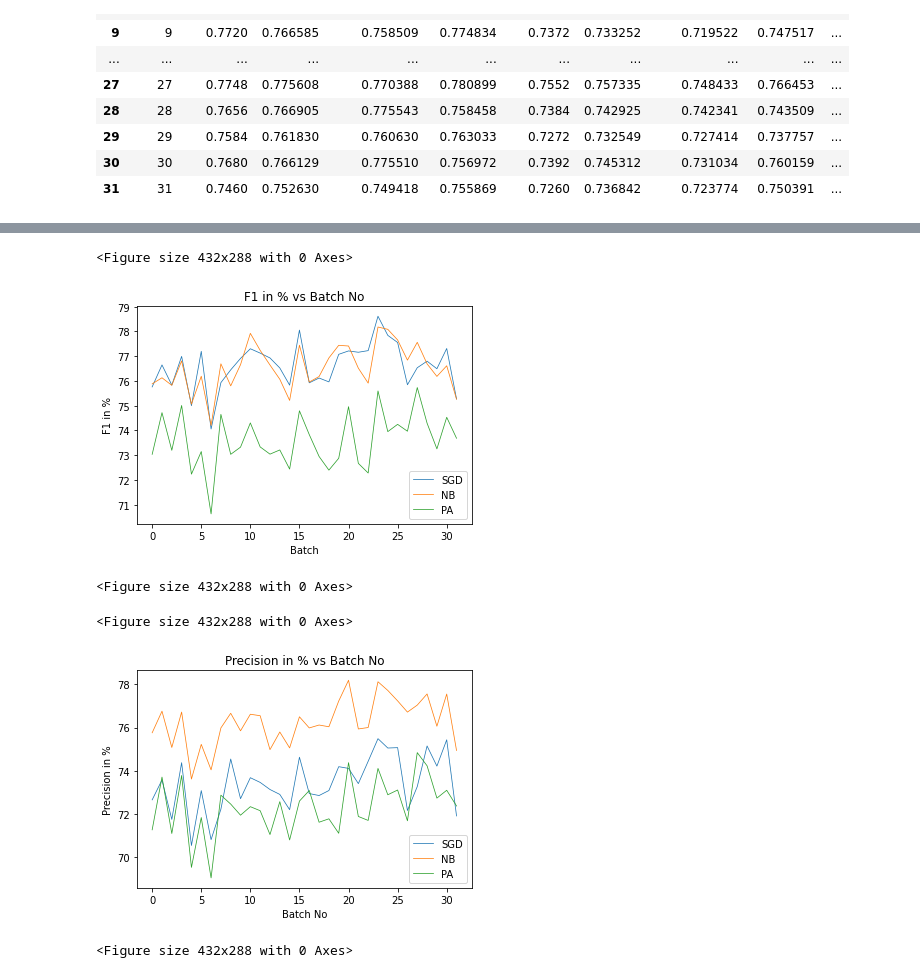
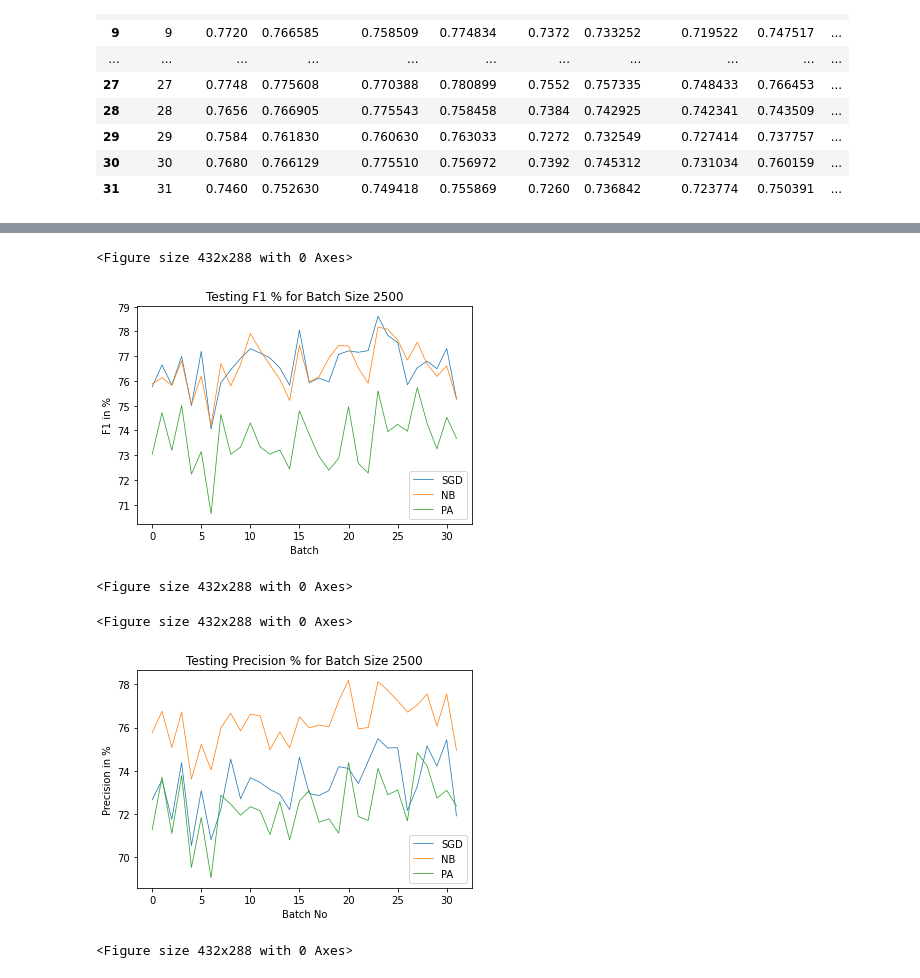
Before and after one commit to Big-Data-Gang/Machine-Learning-with-Spark-Streaming, a Jupyter notebook: Plotting/Test Plots.ipynb, the cells around one changed output, grey strips where cells are left out. Cells and saved outputs as stored; diff of their text form; code cells hidden in the pictures.

```diff
--- a/Plotting/Test Plots.ipynb
+++ b/Plotting/Test Plots.ipynb
@@ -45,25 +45,25 @@ plt.plot(df2500['Batch'], df2500['NB F1'] * 100, label='NB', linewidth=0.75)
 plt.plot(df2500['Batch'], df2500['PA F1'] * 100, label='PA', linewidth=0.75)
 plt.xlabel('Batch')
 plt.ylabel('F1 in %')
-plt.title('F1 in % vs Batch No')
+plt.title('Testing F1 % for Batch Size 2500')
 plt.legend()
 plt.figure()
 # %% [output]
 <Figure size 432x288 with 0 Axes>
-[figure, old version]
+[figure, new version]
 <Figure size 432x288 with 0 Axes>
 # %%
 plt.plot(df2500['Batch'], df2500['SGD Precision'] * 100, label='SGD', linewidth=0.75)
 plt.plot(df2500['Batch'], df2500['NB Precision'] * 100, label='NB', linewidth=0.75)
 plt.plot(df2500['Batch'], df2500['PA Precision'] * 100, label='PA', linewidth=0.75)
 plt.xlabel('Batch No')
 plt.ylabel('Precision in %')
-plt.title('Precision in % vs Batch No')
+plt.title('Testing Precision % for Batch Size 2500')
 plt.legend()
 plt.figure()
 # %% [output]
 <Figure size 432x288 with 0 Axes>
-[figure, old version]
+[figure, new version]
 <Figure size 432x288 with 0 Axes>
 # %%
 plt.plot(df2500['Batch'], df2500['SGD Recall'] * 100, label='SGD', linewidth=0.75)
```
Also changed, not shown: parts of 15 cells of this notebook.
